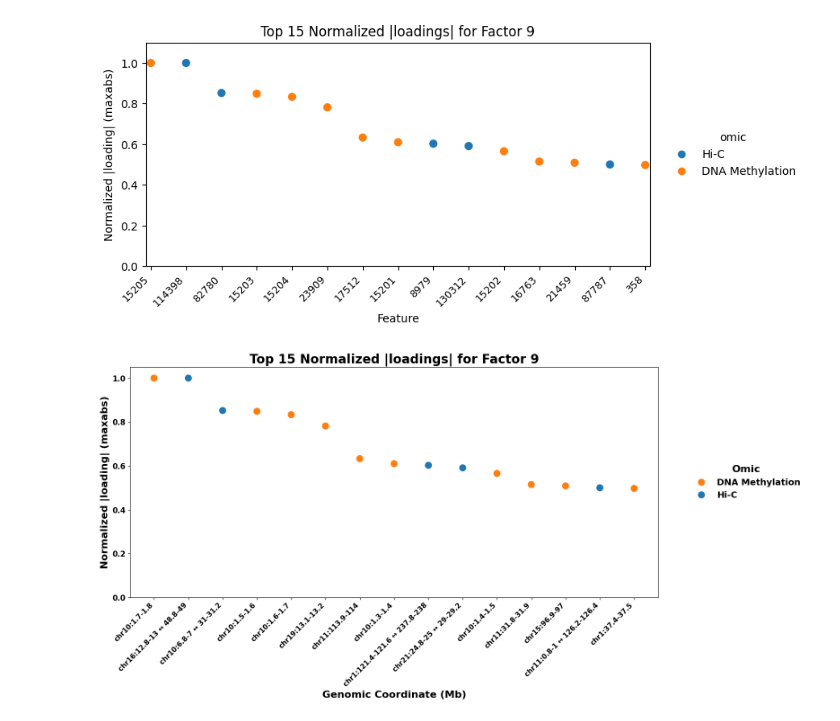
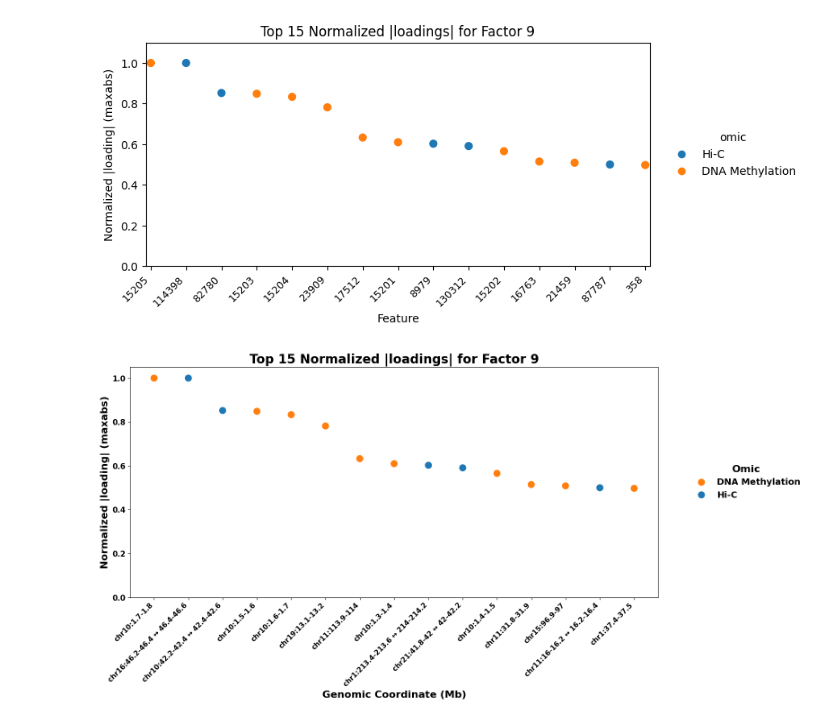
Before and after one commit to ay-lab/SpinMCIA, a Jupyter notebook: tutorials/Provided_SpinMCIA_Embeddings_Tutorial_for_lee_200kb_with_umap_and_downstream_analysis_tutorial.ipynb, the cells around one changed output. Drawn from its saved outputs; the diff is of its cells as text; code cells hidden in the pictures.

```diff
--- a/tutorials/Provided_SpinMCIA_Embeddings_Tutorial_for_lee_200kb_with_umap_and_downstream_analysis_tutorial.ipynb
+++ b/tutorials/Provided_SpinMCIA_Embeddings_Tutorial_for_lee_200kb_with_umap_and_downstream_analysis_tutorial.ipynb
@@ -840,10 +833,9 @@ import matplotlib.pyplot as plt
 import seaborn as sns
 
 # ==============================================================================
-# 1. HELPER FUNCTIONS (Crash-Proofed & Row-Major Fixed)
+# 1. HELPER FUNCTIONS (To map integers to Mb coordinates)
 # ==============================================================================
 
-# Note: Adjust to the correct genome build for the Lee dataset if it isn't hg19
 CHROM_SIZES_FILE = "genome_build_files/hg19.chrom.sizes.txt"
 CHR_ORDER = [f"chr{i}" for i in range(1, 23)]
 
@@ -863,18 +855,13 @@ def load_chrom_sizes(path: str) -> Dict[str, int]:
 def _load_kept_indices(mask_path: Optional[str]) -> Optional[np.ndarray]:
     if not mask_path or not os.path.exists(mask_path): return None
     arr = np.load(mask_path, allow_pickle=False)
-    if arr.dtype == bool: arr = np.flatnonzero(arr)
-    else: arr = arr.astype(np.int64, copy=False)
-
-    # Safety Check!
-    if arr.size == 0:
-        raise ValueError(f"ERROR: The mask at {mask_path} is completely empty (size 0). Check your file path!")
-    return arr
+    if arr.dtype == bool: return np.flatnonzero(arr)
+    return arr.astype(np.int64, copy=False)
 
 def _parse_indices(indices: Union[str, List[int], np.ndarray]) -> np.ndarray:
     if isinstance(indices, (list, np.ndarray)): return np.asarray(indices, dtype=np.int64)
     txt = str(indices).replace(",", "\n").strip().split()
-    return np.array([int(float(x)) for x in txt], dtype=np.int64)
+    return np.array([int(x) for x in txt], dtype=np.int64)
 
 def map_methylation_indices(indices, bin_size=100_000, index_space="kept", kept_mask_path=None, chrom_sizes_path=CHROM_SIZES_FILE):
     sizes = load_chrom_sizes(chrom_sizes_path)
@@ -901,7 +888,14 @@ def _per_chrom_bins_and_pairs(sizes: Dict[str, int], bin_size: int):
     n_pairs = n_bins * (n_bins - 1) // 2
     return n_bins, n_pairs
 
-def map_hic_indices(indices, bin_size=200_000, index_space="kept", kept_mask_path=None, chrom_sizes_path=CHROM_SIZES_FILE):
+def _invert_local_upper_index(k: int):
+    m = int((math.isqrt(8*k + 1) - 1) // 2)
+    binB = m + 1
+    t_prev = m * (m + 1) // 2
+    binA = k - t_prev
+    return int(binA), int(binB)
+
+def map_hic_indices(indices, bin_size=1_000_000, index_space="kept", kept_mask_path=None, chrom_sizes_path=CHROM_SIZES_FILE):
     sizes = load_chrom_sizes(chrom_sizes_path)
     idx = _parse_indices(indices)
     kept_idx = _load_kept_indices(kept_mask_path)
@@ -913,32 +907,15 @@ def map_hic_indices(indices, bin_size=200_000, index_space="kept", kept_mask_pat
 
     rows = []
     for j in glob:
-        # Find which chromosome this index belongs to
         c = int(np.searchsorted(pairs_cum_end, j, side="right"))
         chrom = CHR_ORDER[c]
         local_k = int(j - pairs_cum_start[c])
-
-        # Total bins for this specific chromosome
-        N = int(n_bins[c])
-
-        # =========================================================
-        # ROW-MAJOR DECODING (Matches Python np.triu_indices)
-        # =========================================================
-        # Calculate Row (binA)
-        binA = int((2 * N - 1 - math.sqrt((2 * N - 1)**2 - 8 * local_k)) // 2)
-
-        # Calculate starting index of this row to find Column (binB)
-        S_i = binA * (N - 1) - (binA * (binA - 1)) // 2
-        binB = int(local_k - S_i + binA + 1)
-        # =========================================================
-
+        binA, binB = _invert_local_upper_index(local_k)
         startA = binA * bin_size
         endA   = min((binA + 1) * bin_size, sizes[chrom])
         startB = binB * bin_size
         endB   = min((binB + 1) * bin_size, sizes[chrom])
-
         rows.append((int(j), chrom, binA, startA, endA, binB, startB, endB, int(binB - binA)))
-
     return pd.DataFrame(rows, columns=["global_index","chrom","binA","startA","endA","binB","startB","endB","diag"])
 
 def lookup(omic, indices, bin_size, index_space="kept", kept_mask_path=None, chrom_sizes_path=CHROM_SIZES_FILE):
@@ -955,50 +932,49 @@ def lookup(omic, indices, bin_size, index_space="kept", kept_mask_path=None, chr
 # 2. PLOTTING SCRIPT (With the Lee Dataset Paths)
 # ==============================================================================
 
+# Specific paths and settings for the Lee dataset
 HIC_MASK = "sample_data/Preprocessed_Sample_Data/Lee_200kb_scHiC_kept_features.npy"
 HIC_BIN_SIZE = 200_000
 
 DNA_MET_MASK = "sample_data/Preprocessed_Sample_Data/Lee_dna_methylation_kept_features.npy"
 DNA_MET_BIN_SIZE = 100_000
 
-# FIX: Load your data! (Uncomment and set path if needed)
-# tbl_pc9 = pd.read_csv("path_to_tbl_pc9.csv")
+# --- KEEP ONLY TOP 15 USING A NEW VARIABLE ---
+plot_df = tbl_pc9.head(15)
 
-plot_df = tbl_pc9.head(15).copy()
-
-# Ensure the 'feature' column is consistently integer so mapping doesn't fail
-plot_df['feature'] = plot_df['feature'].astype(float).astype(int)
-
+# Extract the features from the new table
 hic_features = plot_df[plot_df['omic'] == 'Hi-C']['feature'].tolist()
-dna_met_features = plot_df[plot_df['omic'] == 'DNA Methylation']['feature'].tolist()
+dna_features = plot_df[plot_df['omic'] == 'DNA Methylation']['feature'].tolist()
 
 # Map Hi-C features
 hic_mapping = {}
 if len(hic_features) > 0:
     hic_df = lookup("hic", hic_features, bin_size=HIC_BIN_SIZE, index_space="kept", kept_mask_path=HIC_MASK)
-    for feat, (_, row) in zip(hic_features, hic_df.iterrows()):
-        hic_mapping[feat] = f"{row['chrom']}:{row['startA']/1e6:g}-{row['endA']/1e6:g} \u2194 {row['startB']/1e6:g}-{row['endB']/1e6:g}"
+    for original_feat, (_, row) in zip(hic_features, hic_df.iterrows()):
+        label = f"{row['chrom']}:{row['startA']/1e6:g}-{row['endA']/1e6:g} \u2194 {row['startB']/1e6:g}-{row['endB']/1e6:g}"
+        hic_mapping[original_feat] = label
 
 # Map DNA Methylation features
-dna_met_mapping = {}
-if len(dna_met_features) > 0:
-    dna_met_df = lookup("methylation", dna_met_features, bin_size=DNA_MET_BIN_SIZE, index_space="kept", kept_mask_path=DNA_MET_MASK)
-    for feat, (_, row) in zip(dna_met_features, dna_met_df.iterrows()):
-        dna_met_mapping[feat] = f"{row['chrom']}:{row['start']/1e6:g}-{row['end']/1e6:g}"
+dna_mapping = {}
+if len(dna_features) > 0:
+    dna_df = lookup("methylation", dna_features, bin_size=DNA_BIN_SIZE, index_space="kept", kept_mask_path=DNA_MASK)
+    for original_feat, (_, row) in zip(dna_features, dna_df.iterrows()):
+        label = f"{row['chrom']}:{row['start']/1e6:g}-{row['end']/1e6:g}"
+        dna_mapping[original_feat] = label
 
-# Combine mappings and map back to dataframe
-full_mapping = {**hic_mapping, **dna_met_mapping}
+# Combine mappings and update the dataframe
+full_mapping = {**hic_mapping, **dna_mapping}
 plot_df_mapped = plot_df.copy()
 plot_df_mapped['genomic_coord'] = plot_df_mapped['feature'].map(full_mapping)
 
 # ==============================================================================
-# 3. DRAW THE PLOT
+# 3. DRAW THE PLOT (BIGGER CANVAS, TAMED FONTS)
 # ==============================================================================
 
 # Expanded canvas so labels don't get chopped off
 plt.figure(figsize=(16, 8))
 
-# Safely grab the y-axis column
+# Grab the name of the y-axis column dynamically
 y_col = plot_df_mapped.columns[2] if 'omic' in plot_df_mapped.columns[1] else plot_df_mapped.columns[-2]
 
 sns.scatterplot(
@@ -1008,32 +984,31 @@ sns.scatterplot(
     hue='omic',
     s=150,
     palette={'Hi-C': '#1f77b4', 'DNA Methylation': '#ff7f0e'}
 )
 
 # Lock the y-axis scale from 0 to just above 1
 plt.ylim(0, 1.05)
 
 plt.xticks(rotation=45, ha='right', fontsize=11, fontweight='bold')
 plt.yticks(fontsize=12, fontweight='bold')
 
 plt.xlabel("Genomic Coordinate (Mb)", fontsize=16, fontweight='bold')
 plt.ylabel("Normalized |loading| (maxabs)", fontsize=16, fontweight='bold')
 plt.title("Top 15 Normalized |loadings| for Factor 9", fontsize=20, fontweight='bold')
 
 legend = plt.legend(
     title='Omic',
     bbox_to_anchor=(1.05, 0.5),
     loc='center left',
     frameon=False,
     fontsize=14,
     title_fontsize=16
 )
 plt.setp(legend.get_title(), fontweight='bold')
 for text in legend.get_texts():
     text.set_fontweight('bold')
 
 plt.tight_layout()
-# plt.savefig("pc9_top_norm_dotplot_genomic.pdf", dpi=600, bbox_inches='tight')
 plt.show()
 # %% [output]
-[figure, old version]
+[figure, new version]
```
Also changed, not shown: parts of 2 cells of this notebook, 1 other file.
